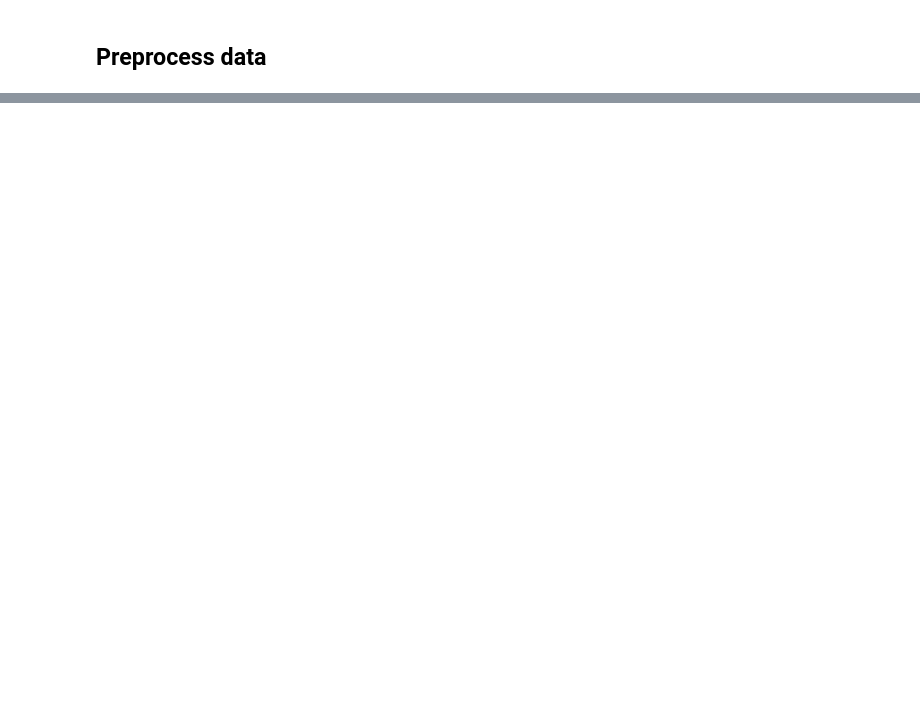
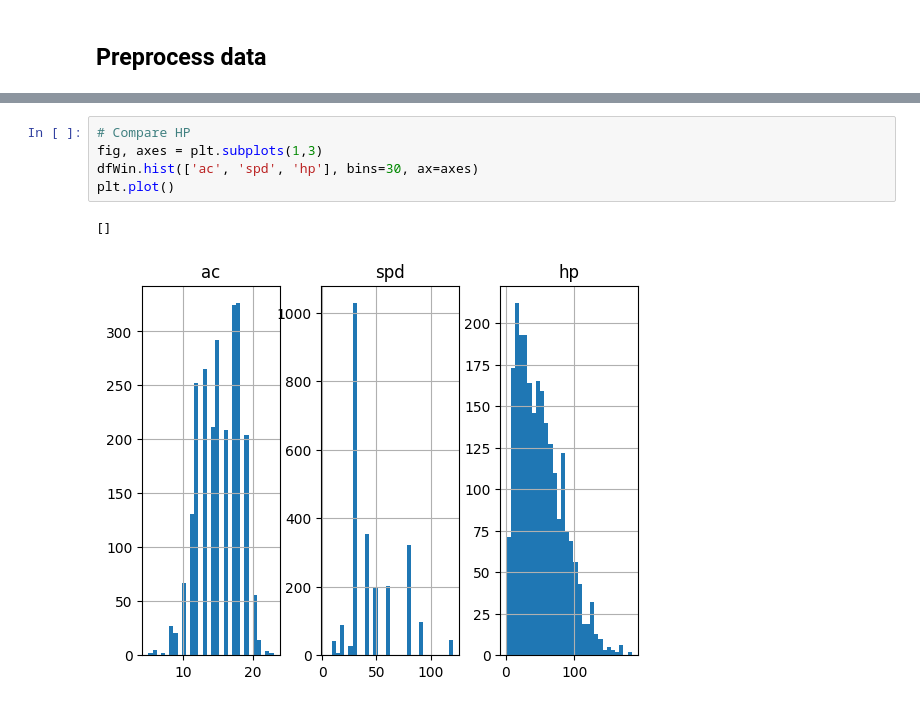
Before and after one commit to marcus-wrrn/Goblin_Bot, a Jupyter notebook: goblin_preprocess.ipynb, the cells around one changed output, grey strips where cells are left out. Drawn from its saved outputs; the diff is of its cells as text; blank space fills up the shorter version.

```diff
--- a/goblin_preprocess.ipynb
+++ b/goblin_preprocess.ipynb
@@ -24,0 +79,8 @@ def getModifier(stat, baseModifier=-5, startingStat=1, highestStat=30):
+# %%
+# Compare HP
+fig, axes = plt.subplots(1,3)
+dfWin.hist(['ac', 'spd', 'hp'], bins=30, ax=axes)
+plt.plot()
+# %% [output]
+[]
+[figure, added]
```
Also changed, not shown: parts of 9 cells of this notebook.
